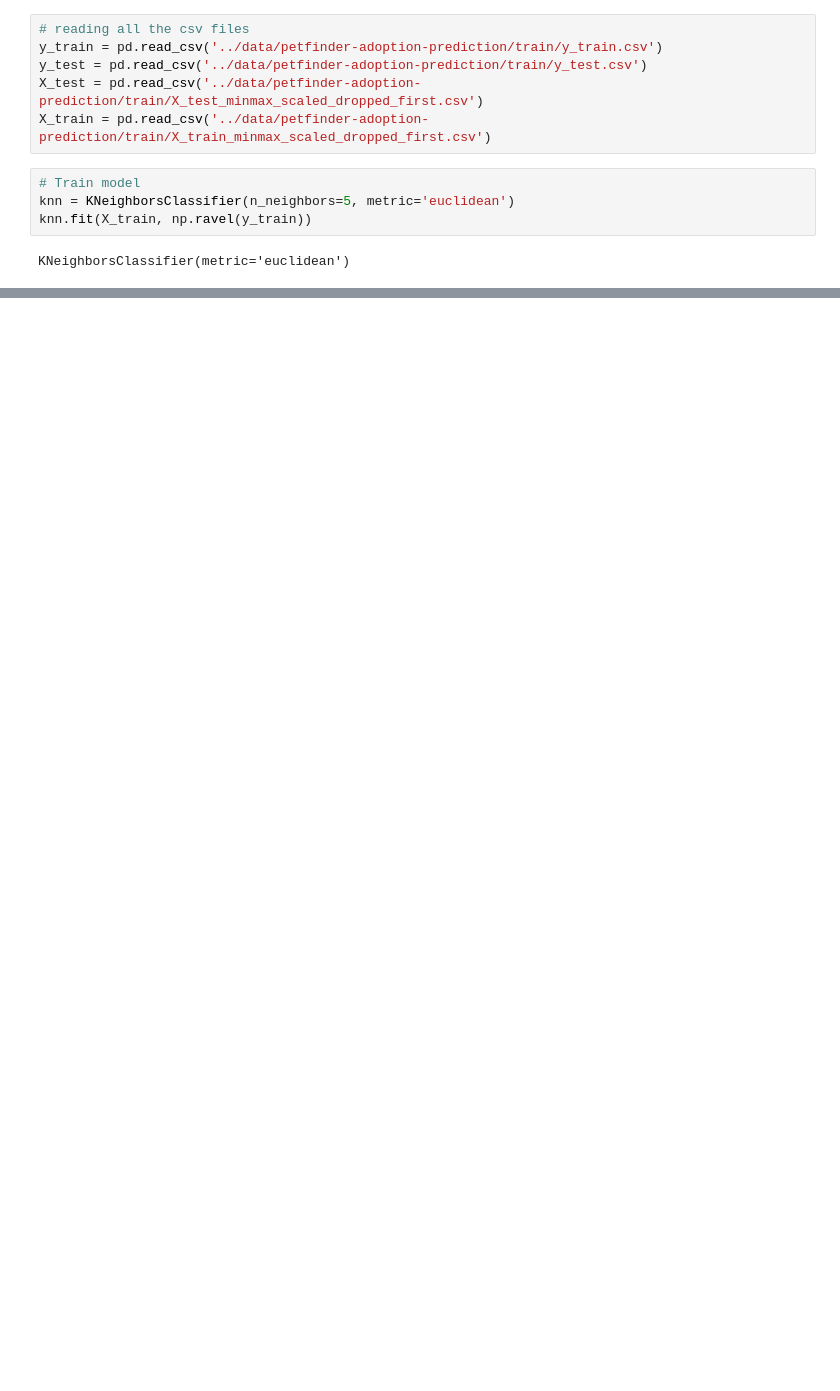
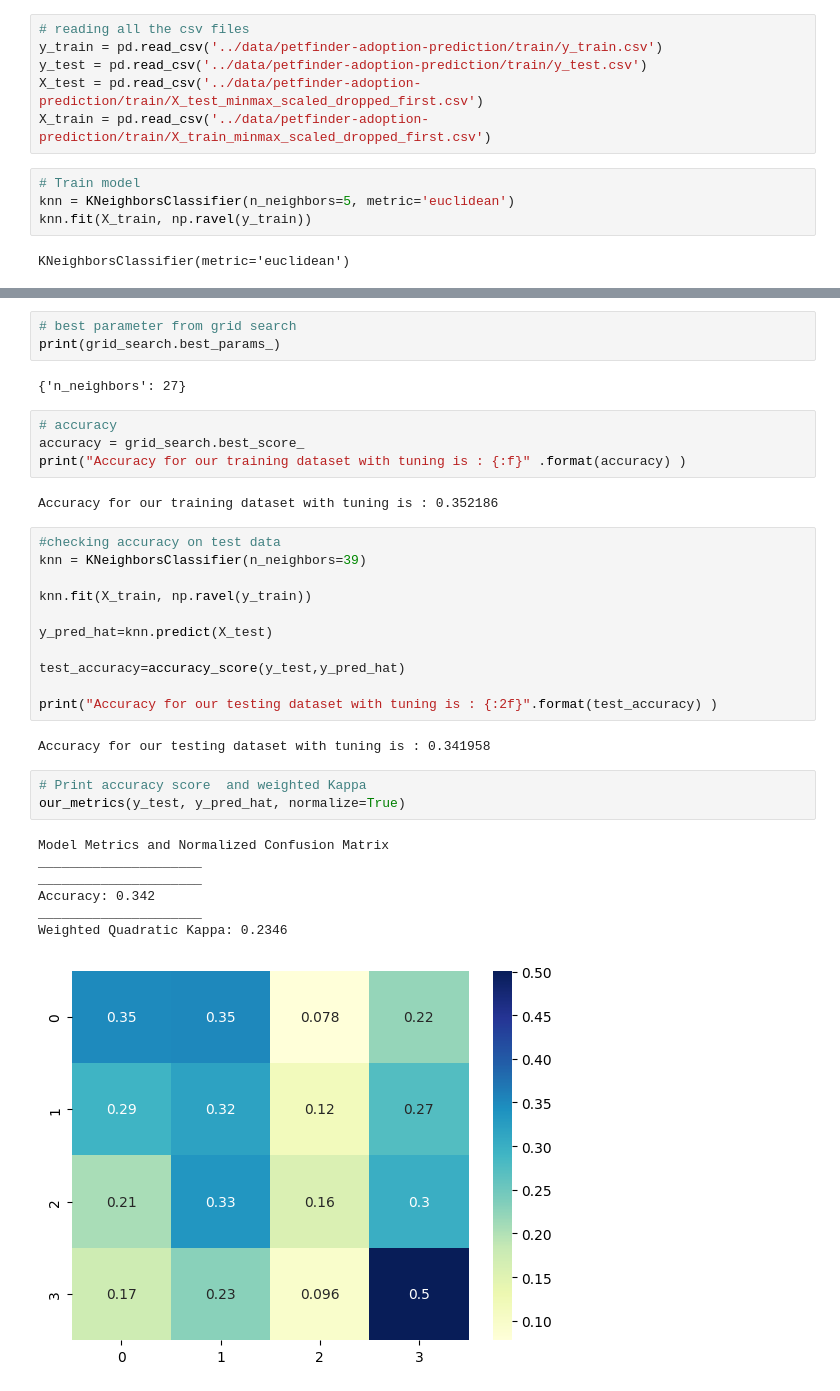
Before and after one commit to LanaCasselmann/ds_capstone_pet_adoptability, a Jupyter notebook: notebooks/KNN_algo.ipynb, the cells around one changed output, grey strips where cells are left out. Saved outputs shown, nothing was run; the diff lists cells and outputs as text; blank space fills up the shorter version.

```diff
--- a/notebooks/KNN_algo.ipynb
+++ b/notebooks/KNN_algo.ipynb
@@ -52,0 +113,35 @@ AttributeError: 'Flags' object has no attribute 'c_contiguous'
+# %%
+# best parameter from grid search
+print(grid_search.best_params_)
+# %% [output]
+{'n_neighbors': 27}
+# %%
+# accuracy
+accuracy = grid_search.best_score_
+print("Accuracy for our training dataset with tuning is : {:f}" .format(accuracy) )
+# %% [output]
+Accuracy for our training dataset with tuning is : 0.352186
+# %%
+#checking accuracy on test data
+knn = KNeighborsClassifier(n_neighbors=39)
+
+knn.fit(X_train, np.ravel(y_train))
+
+y_pred_hat=knn.predict(X_test)
+
+test_accuracy=accuracy_score(y_test,y_pred_hat)
+
+print("Accuracy for our testing dataset with tuning is : {:2f}".format(test_accuracy) )
+# %% [output]
+Accuracy for our testing dataset with tuning is : 0.341958
+# %%
+# Print accuracy score  and weighted Kappa
+our_metrics(y_test, y_pred_hat, normalize=True)
+# %% [output]
+Model Metrics and Normalized Confusion Matrix
+_____________________
+_____________________
+Accuracy: 0.342
+_____________________
+Weighted Quadratic Kappa: 0.2346
+[figure, added]
```
Also changed, not shown: parts of 9 cells of this notebook.
